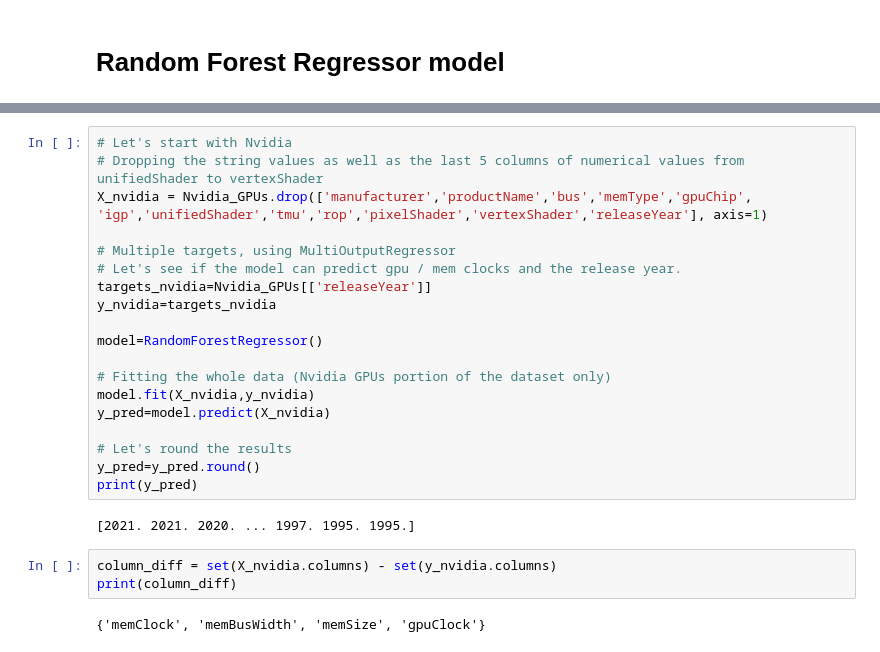
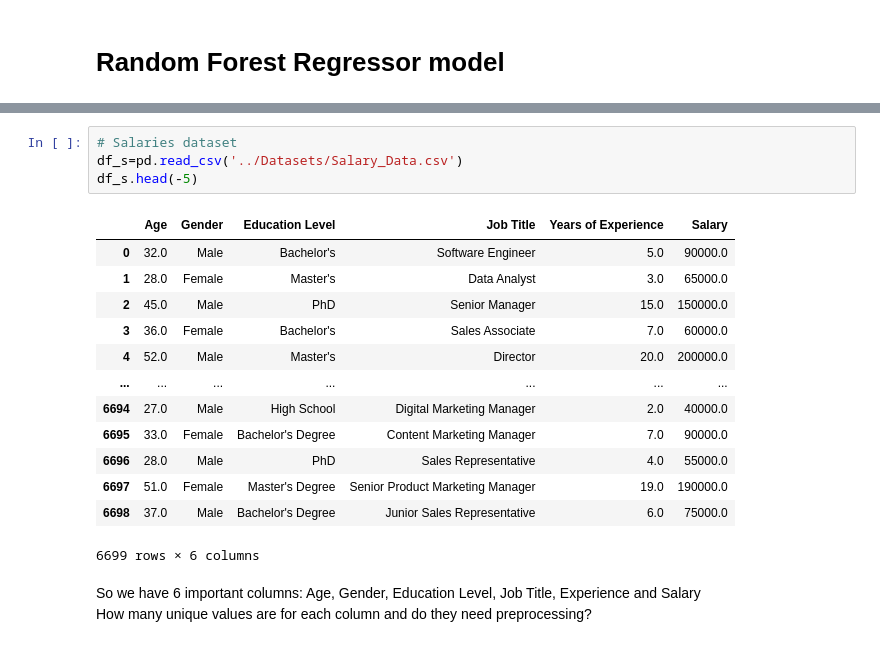
Before and after one commit to eLFaby/Data-Science-Stuff, a Jupyter notebook: Models/Random Forest.ipynb, the cells around one changed output, grey strips where cells are left out. Drawn from its saved outputs; the diff is of its cells as text.

```diff
--- a/Models/Random Forest.ipynb
+++ b/Models/Random Forest.ipynb
@@ -97,26 +13,21 @@ Intel_GPUs.head(5)
-# %%
-# Let's start with Nvidia
-# Dropping the string values as well as the last 5 columns of numerical values from unifiedShader to vertexShader
-X_nvidia = Nvidia_GPUs.drop(['manufacturer','productName','bus','memType','gpuChip', 'igp','unifiedShader','tmu','rop','pixelShader','vertexShader','releaseYear'], axis=1)
-
-# Multiple targets, using MultiOutputRegressor
-# Let's see if the model can predict gpu / mem clocks and the release year.
-targets_nvidia=Nvidia_GPUs[['releaseYear']]
-y_nvidia=targets_nvidia
-
-model=RandomForestRegressor()
-
-# Fitting the whole data (Nvidia GPUs portion of the dataset only)
-model.fit(X_nvidia,y_nvidia)
-y_pred=model.predict(X_nvidia)
-
-# Let's round the results
-y_pred=y_pred.round()
-print(y_pred)
-# %% [output]
-[2021. 2021. 2020. ... 1997. 1995. 1995.]
-# %%
-column_diff = set(X_nvidia.columns) - set(y_nvidia.columns)
-print(column_diff)
-# %% [output]
-{'memClock', 'memBusWidth', 'memSize', 'gpuClock'}
+# %%
+# Salaries dataset
+df_s=pd.read_csv('../Datasets/Salary_Data.csv')
+df_s.head(-5)
+# %% [output]
+|  | Age | Gender | Education Level | Job Title | Years of Experience | Salary |
+| 0 | 32.0 | Male | Bachelor's | Software Engineer | 5.0 | 90000.0 |
+| 1 | 28.0 | Female | Master's | Data Analyst | 3.0 | 65000.0 |
+| 2 | 45.0 | Male | PhD | Senior Manager | 15.0 | 150000.0 |
+| 3 | 36.0 | Female | Bachelor's | Sales Associate | 7.0 | 60000.0 |
+| 4 | 52.0 | Male | Master's | Director | 20.0 | 200000.0 |
+| ... | ... | ... | ... | ... | ... | ... |
+| 6694 | 27.0 | Male | High School | Digital Marketing Manager | 2.0 | 40000.0 |
+| 6695 | 33.0 | Female | Bachelor's Degree | Content Marketing Manager | 7.0 | 90000.0 |
+| 6696 | 28.0 | Male | PhD | Sales Representative | 4.0 | 55000.0 |
+| 6697 | 51.0 | Female | Master's Degree | Senior Product Marketing Manager | 19.0 | 190000.0 |
+| 6698 | 37.0 | Male | Bachelor's Degree | Junior Sales Representative | 6.0 | 75000.0 |
+6699 rows × 6 columns
+# %% [markdown]
+So we have 6 important columns: Age, Gender, Education Level, Job Title, Experience and Salary<br>
+How many unique values are for each column and do they need preprocessing?
```
Also changed, not shown: parts of 23 cells of this notebook, 1 other file.
